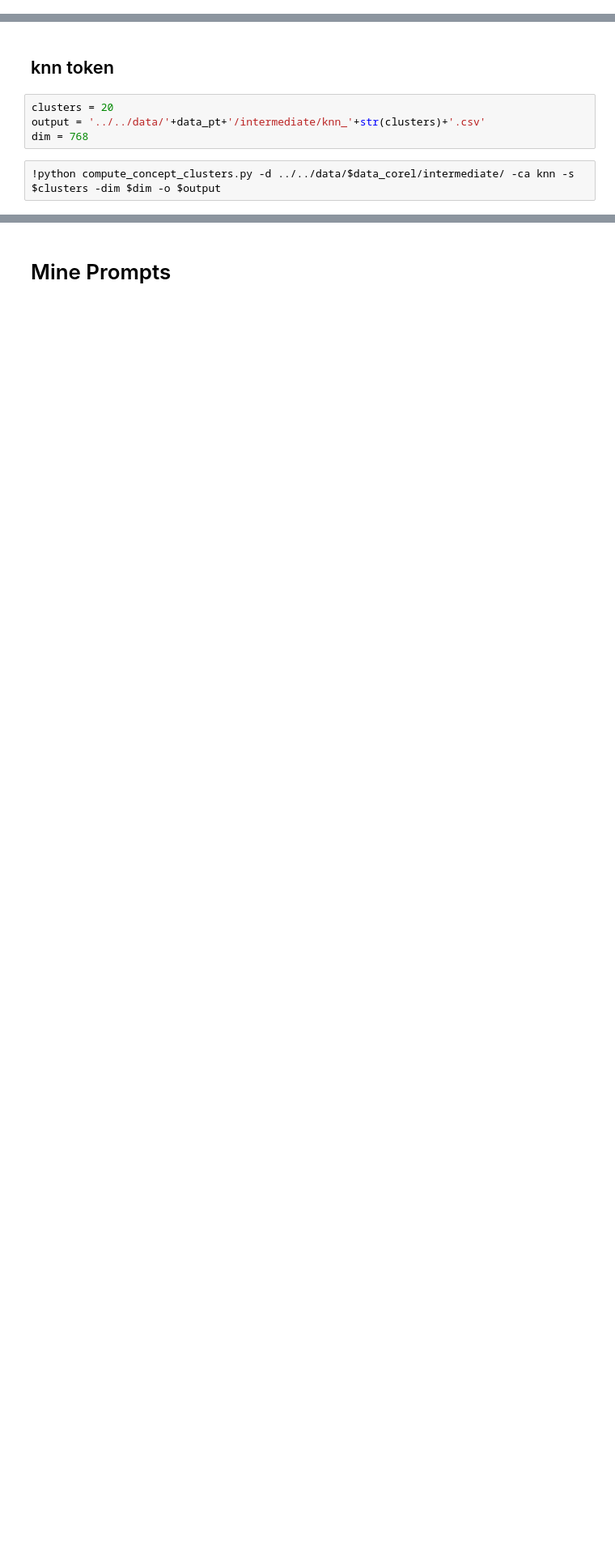
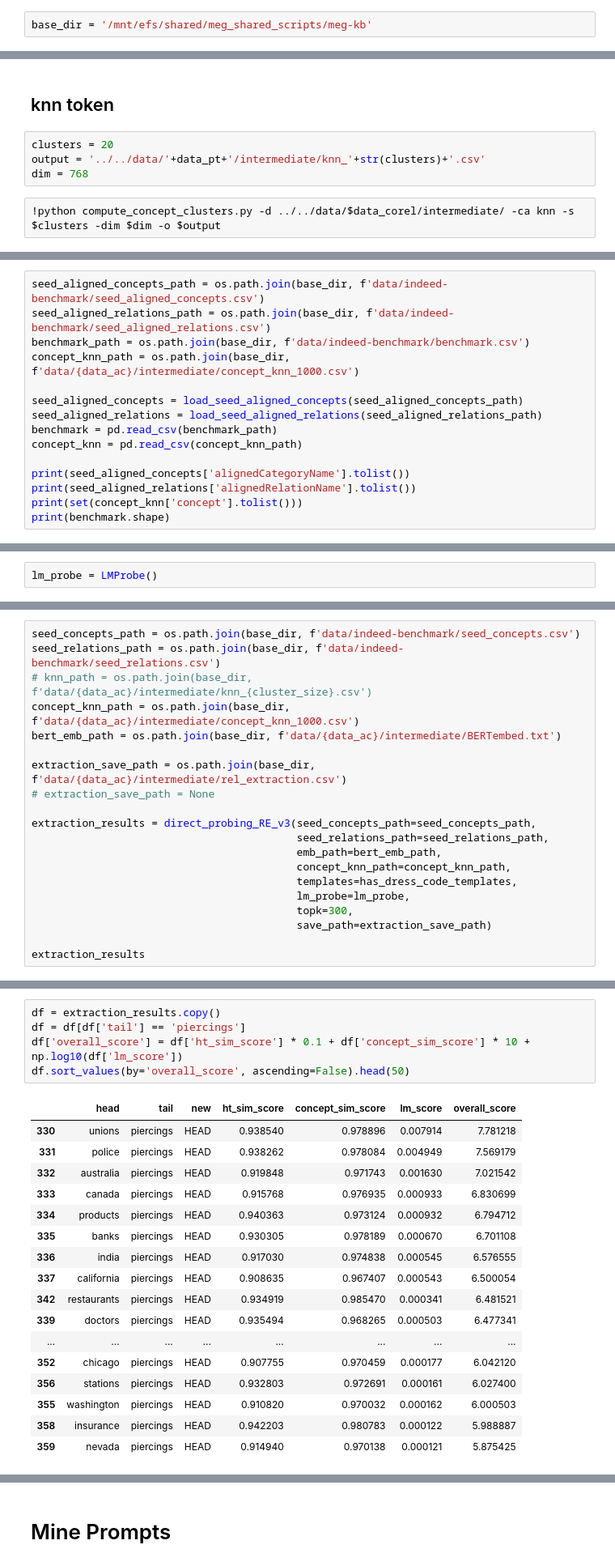
Before and after one commit to megagonlabs/eseBench, a Jupyter notebook: src/kb_toolkit/KBExtract.ipynb, the cells around one changed output, grey strips where cells are left out. Shown: that part at 81% size. Drawn from its saved outputs; the diff is of its cells as text; blank space fills up the shorter version.

```diff
--- a/src/kb_toolkit/KBExtract.ipynb
+++ b/src/kb_toolkit/KBExtract.ipynb
@@ -0,0 +1,2 @@
+# %%
+base_dir = '/mnt/efs/shared/meg_shared_scripts/meg-kb'
@@ -130,0 +546,15 @@ dim = 768
+# %%
+seed_aligned_concepts_path = os.path.join(base_dir, f'data/indeed-benchmark/seed_aligned_concepts.csv')
+seed_aligned_relations_path = os.path.join(base_dir, f'data/indeed-benchmark/seed_aligned_relations.csv')
+benchmark_path = os.path.join(base_dir, f'data/indeed-benchmark/benchmark.csv')
+concept_knn_path = os.path.join(base_dir, f'data/{data_ac}/intermediate/concept_knn_1000.csv')
+
+seed_aligned_concepts = load_seed_aligned_concepts(seed_aligned_concepts_path)
+seed_aligned_relations = load_seed_aligned_relations(seed_aligned_relations_path)
+benchmark = pd.read_csv(benchmark_path)
+concept_knn = pd.read_csv(concept_knn_path)
+
+print(seed_aligned_concepts['alignedCategoryName'].tolist())
+print(seed_aligned_relations['alignedRelationName'].tolist())
+print(set(concept_knn['concept'].tolist()))
+print(benchmark.shape)
@@ -130,0 +709,2 @@ dim = 768
+# %%
+lm_probe = LMProbe()
@@ -130,0 +1148,20 @@ dim = 768
+# %%
+seed_concepts_path = os.path.join(base_dir, f'data/indeed-benchmark/seed_concepts.csv')
+seed_relations_path = os.path.join(base_dir, f'data/indeed-benchmark/seed_relations.csv')
+# knn_path = os.path.join(base_dir, f'data/{data_ac}/intermediate/knn_{cluster_size}.csv')
+concept_knn_path = os.path.join(base_dir, f'data/{data_ac}/intermediate/concept_knn_1000.csv')
+bert_emb_path = os.path.join(base_dir, f'data/{data_ac}/intermediate/BERTembed.txt')
+
+extraction_save_path = os.path.join(base_dir, f'data/{data_ac}/intermediate/rel_extraction.csv')
+# extraction_save_path = None
+
+extraction_results = direct_probing_RE_v3(seed_concepts_path=seed_concepts_path,
+                                          seed_relations_path=seed_relations_path,
+                                          emb_path=bert_emb_path,
+                                          concept_knn_path=concept_knn_path,
+                                          templates=has_dress_code_templates,
+                                          lm_probe=lm_probe,
+                                          topk=300,
+                                          save_path=extraction_save_path)
+
+extraction_results
@@ -130,0 +1197,23 @@ dim = 768
+# %%
+df = extraction_results.copy()
+df = df[df['tail'] == 'piercings']
+df['overall_score'] = df['ht_sim_score'] * 0.1 + df['concept_sim_score'] * 10 + np.log10(df['lm_score'])
+df.sort_values(by='overall_score', ascending=False).head(50)
+# %% [output]
+|  | head | tail | new | ht_sim_score | concept_sim_score | lm_score | overall_score |
+| 330 | unions | piercings | HEAD | 0.938540 | 0.978896 | 0.007914 | 7.781218 |
+| 331 | police | piercings | HEAD | 0.938262 | 0.978084 | 0.004949 | 7.569179 |
+| 332 | australia | piercings | HEAD | 0.919848 | 0.971743 | 0.001630 | 7.021542 |
+| 333 | canada | piercings | HEAD | 0.915768 | 0.976935 | 0.000933 | 6.830699 |
+| 334 | products | piercings | HEAD | 0.940363 | 0.973124 | 0.000932 | 6.794712 |
+| 335 | banks | piercings | HEAD | 0.930305 | 0.978189 | 0.000670 | 6.701108 |
+| 336 | india | piercings | HEAD | 0.917030 | 0.974838 | 0.000545 | 6.576555 |
+| 337 | california | piercings | HEAD | 0.908635 | 0.967407 | 0.000543 | 6.500054 |
+| 342 | restaurants | piercings | HEAD | 0.934919 | 0.985470 | 0.000341 | 6.481521 |
+| 339 | doctors | piercings | HEAD | 0.935494 | 0.968265 | 0.000503 | 6.477341 |
+| ... | ... | ... | ... | ... | ... | ... | ... |
+| 352 | chicago | piercings | HEAD | 0.907755 | 0.970459 | 0.000177 | 6.042120 |
+| 356 | stations | piercings | HEAD | 0.932803 | 0.972691 | 0.000161 | 6.027400 |
+| 355 | washington | piercings | HEAD | 0.910820 | 0.970032 | 0.000162 | 6.000503 |
+| 358 | insurance | piercings | HEAD | 0.942203 | 0.980783 | 0.000122 | 5.988887 |
+| 359 | nevada | piercings | HEAD | 0.914940 | 0.970138 | 0.000121 | 5.875425 |
```
Also changed, not shown: parts of 61 cells of this notebook, 6 other files.
